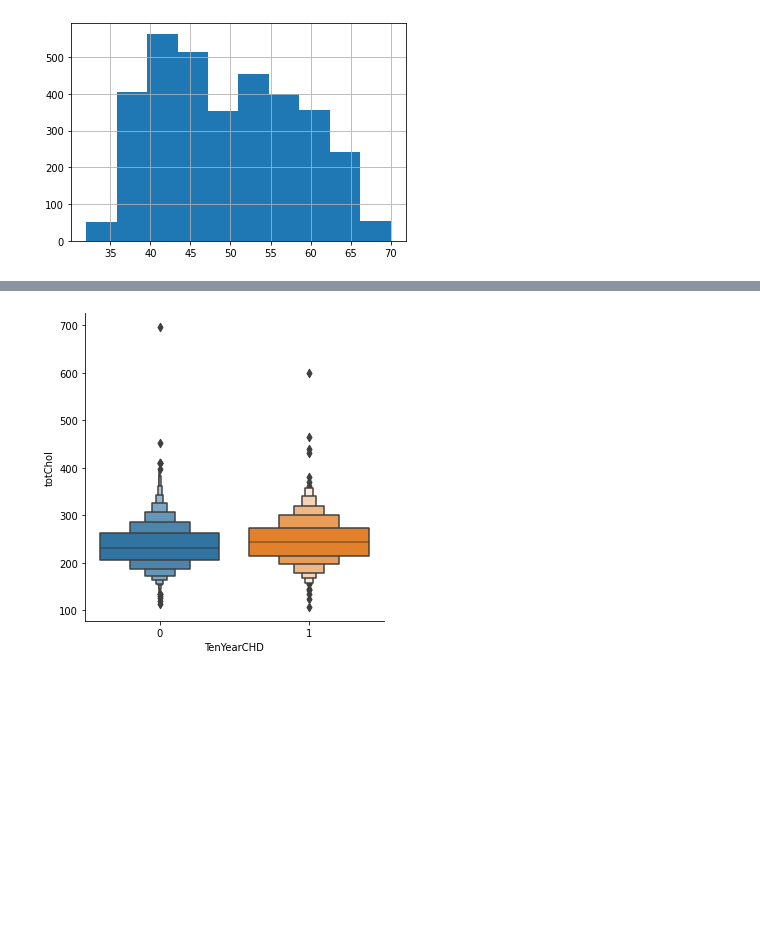
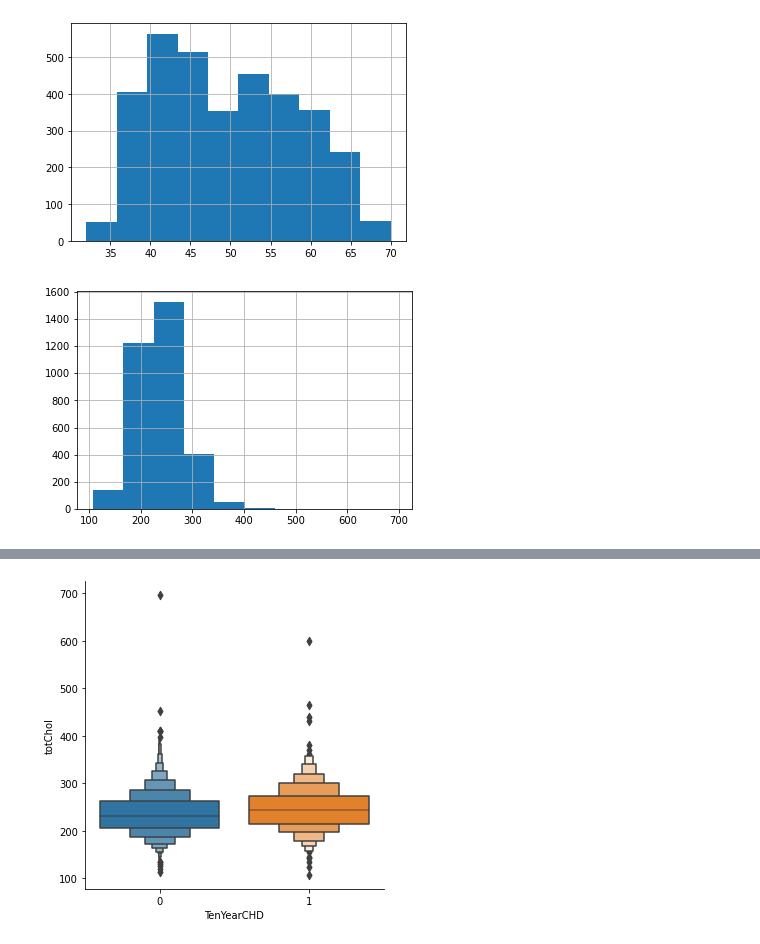
Before and after one commit to Aayushi4925/cardiovasular, a Jupyter notebook: cardiovascular_risk.ipynb, the cells around one changed output, grey strips where cells are left out. Cells and saved outputs as stored; diff of their text form; code cells hidden in the pictures; blank space fills up the shorter version.

```diff
--- a/cardiovascular_risk.ipynb
+++ b/cardiovascular_risk.ipynb
@@ -201,3 +196,7 @@ def hist(colname):
 hist('age')
 # %% [output]
 [figure]
+# %%
+hist('totChol')
+# %% [output]
+[figure, added]
```
Also changed, not shown: parts of 30 cells of this notebook.
